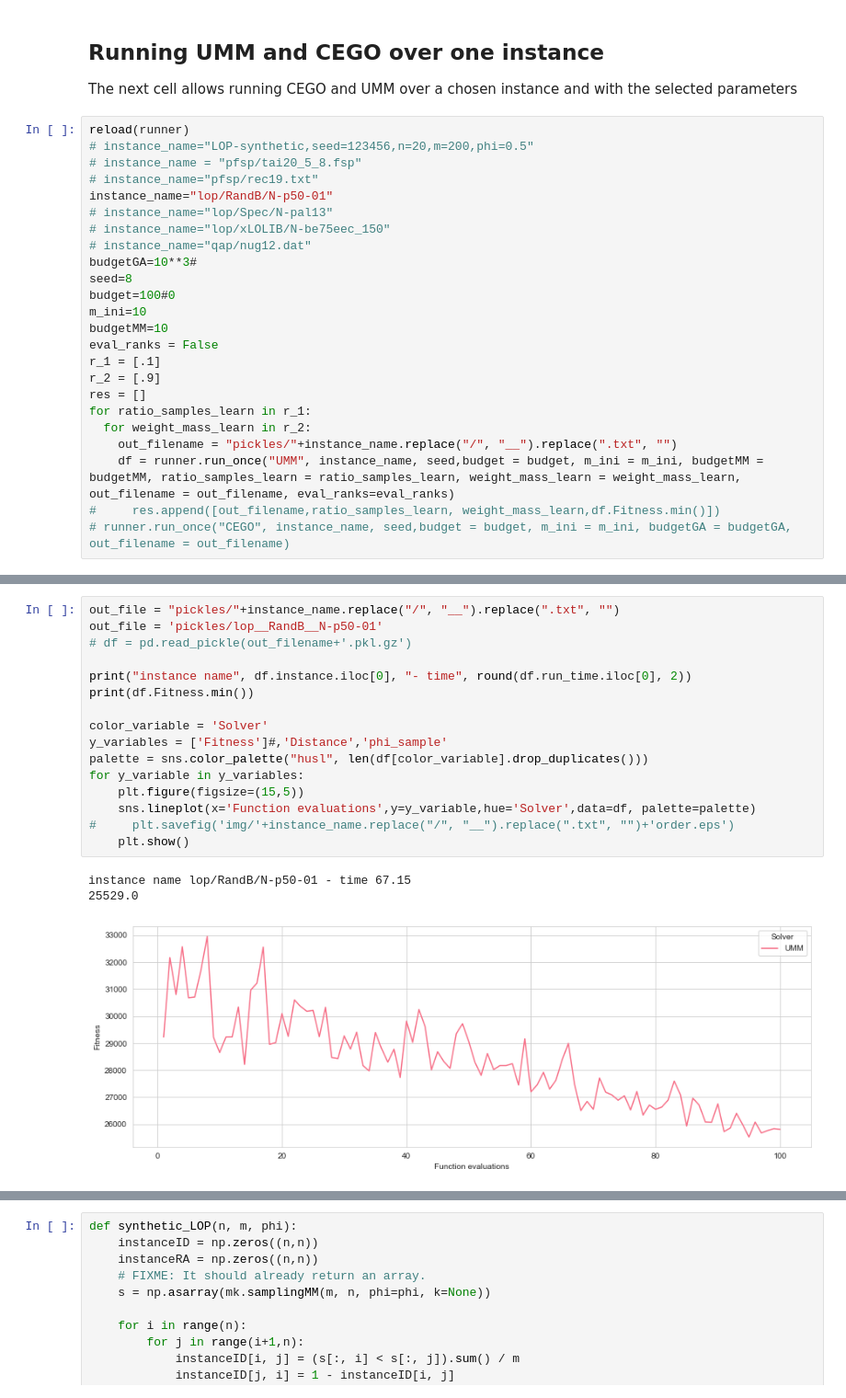
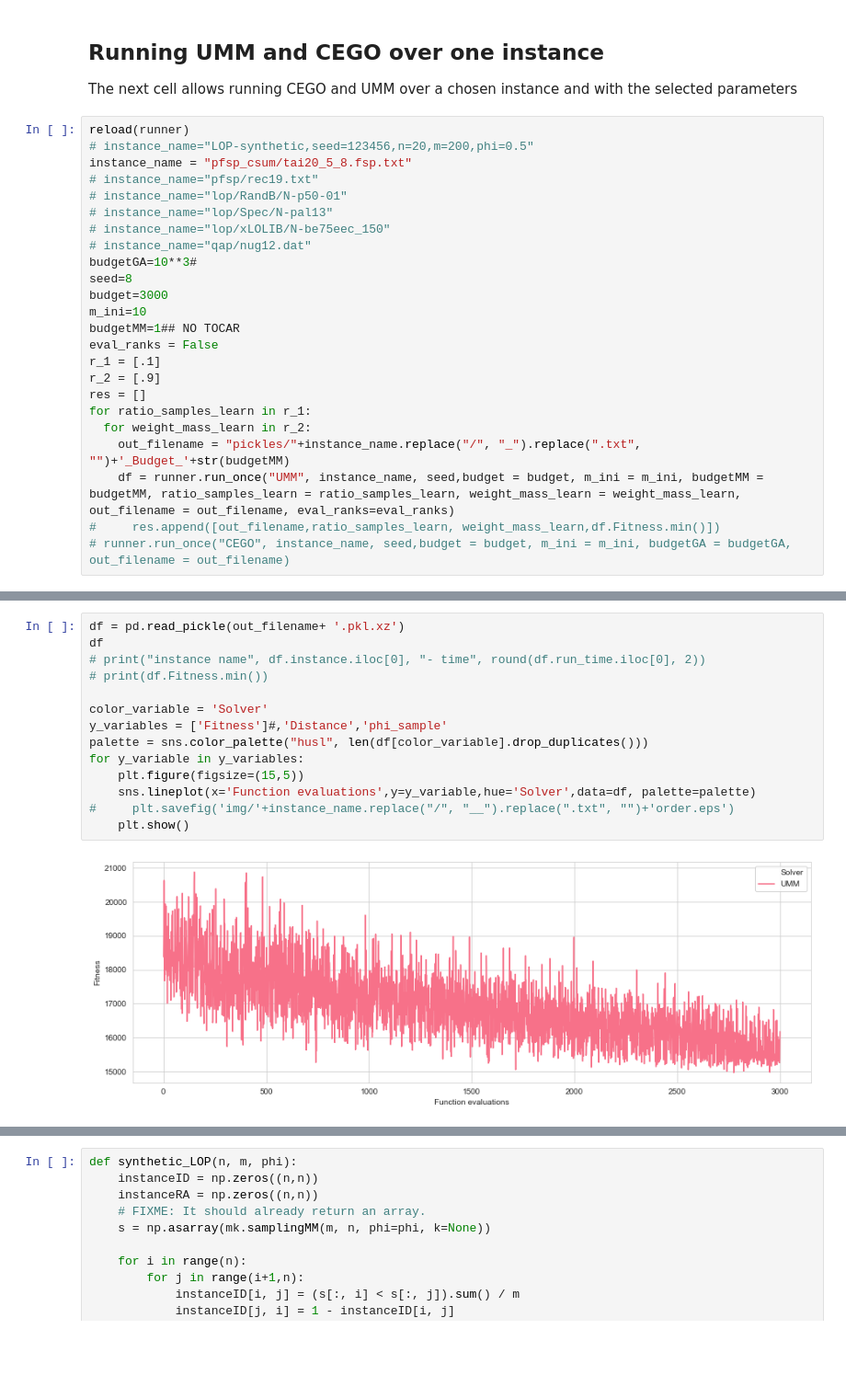
Before and after one commit to ekhiru/BB_optim, a Jupyter notebook: run_one_instance.ipynb, the cells around one changed output, grey strips where cells are left out. Shown at 92% size. Cells and saved outputs as stored; diff of their text form; blank space fills up the shorter version.

```diff
--- a/run_one_instance.ipynb
+++ b/run_one_instance.ipynb
@@ -101,24 +30,24 @@ The next cell allows running CEGO and UMM over a chosen instance and with the se
 # %%
 reload(runner)
 # instance_name="LOP-synthetic,seed=123456,n=20,m=200,phi=0.5"
-# instance_name = "pfsp/tai20_5_8.fsp"
+instance_name = "pfsp_csum/tai20_5_8.fsp.txt"
 # instance_name="pfsp/rec19.txt"
-instance_name="lop/RandB/N-p50-01"
+# instance_name="lop/RandB/N-p50-01"
 # instance_name="lop/Spec/N-pal13"
 # instance_name="lop/xLOLIB/N-be75eec_150"
 # instance_name="qap/nug12.dat"
 budgetGA=10**3#
 seed=8
-budget=100#0
+budget=3000
 m_ini=10
-budgetMM=10
+budgetMM=1## NO TOCAR
 eval_ranks = False
 r_1 = [.1]
 r_2 = [.9]
 res = []
 for ratio_samples_learn in r_1:
   for weight_mass_learn in r_2:
-    out_filename = "pickles/"+instance_name.replace("/", "__").replace(".txt", "")
+    out_filename = "pickles/"+instance_name.replace("/", "_").replace(".txt", "")+'_Budget_'+str(budgetMM)
     df = runner.run_once("UMM", instance_name, seed,budget = budget, m_ini = m_ini, budgetMM = budgetMM, ratio_samples_learn = ratio_samples_learn, weight_mass_learn = weight_mass_learn, out_filename = out_filename, eval_ranks=eval_ranks)
 #     res.append([out_filename,ratio_samples_learn, weight_mass_learn,df.Fitness.min()])
 # runner.run_once("CEGO", instance_name, seed,budget = budget, m_ini = m_ini, budgetGA = budgetGA, out_filename = out_filename)
@@ -134,21 +57,17 @@ out_filename
 # %%
-out_file = "pickles/"+instance_name.replace("/", "__").replace(".txt", "")
-out_file = 'pickles/lop__RandB__N-p50-01'
-# df = pd.read_pickle(out_filename+'.pkl.gz')
-
-print("instance name", df.instance.iloc[0], "- time", round(df.run_time.iloc[0], 2))
-print(df.Fitness.min())
+df = pd.read_pickle(out_filename+ '.pkl.xz')
+df
+# print("instance name", df.instance.iloc[0], "- time", round(df.run_time.iloc[0], 2))
+# print(df.Fitness.min())
 
 color_variable = 'Solver'
 y_variables = ['Fitness']#,'Distance','phi_sample'
 palette = sns.color_palette("husl", len(df[color_variable].drop_duplicates()))
 for y_variable in y_variables:
     plt.figure(figsize=(15,5))
     sns.lineplot(x='Function evaluations',y=y_variable,hue='Solver',data=df, palette=palette)
 #     plt.savefig('img/'+instance_name.replace("/", "__").replace(".txt", "")+'order.eps')
     plt.show()
 # %% [output]
-instance name lop/RandB/N-p50-01 - time 67.15
-25529.0
-[figure, old version]
+[figure, new version]
 # %%
```
Also changed, not shown: parts of 15 cells of this notebook, 2 other files.
